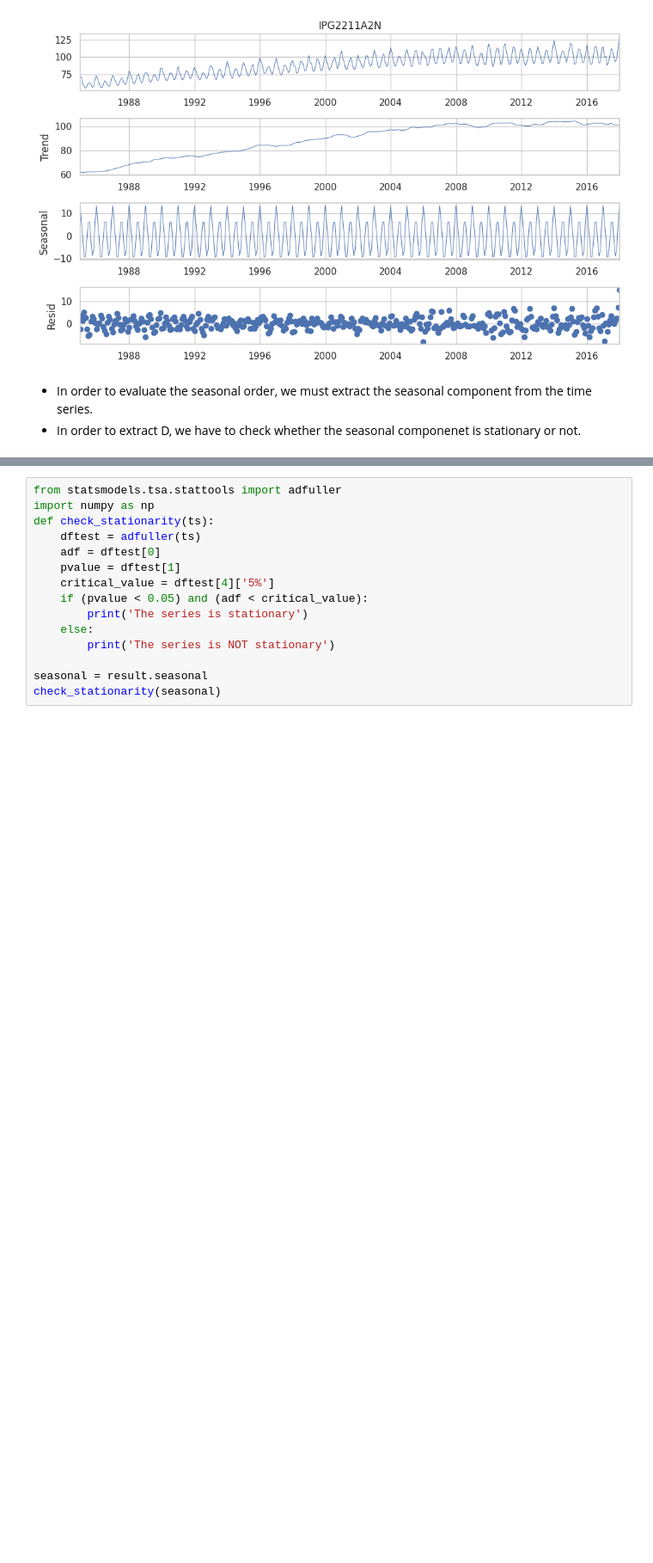
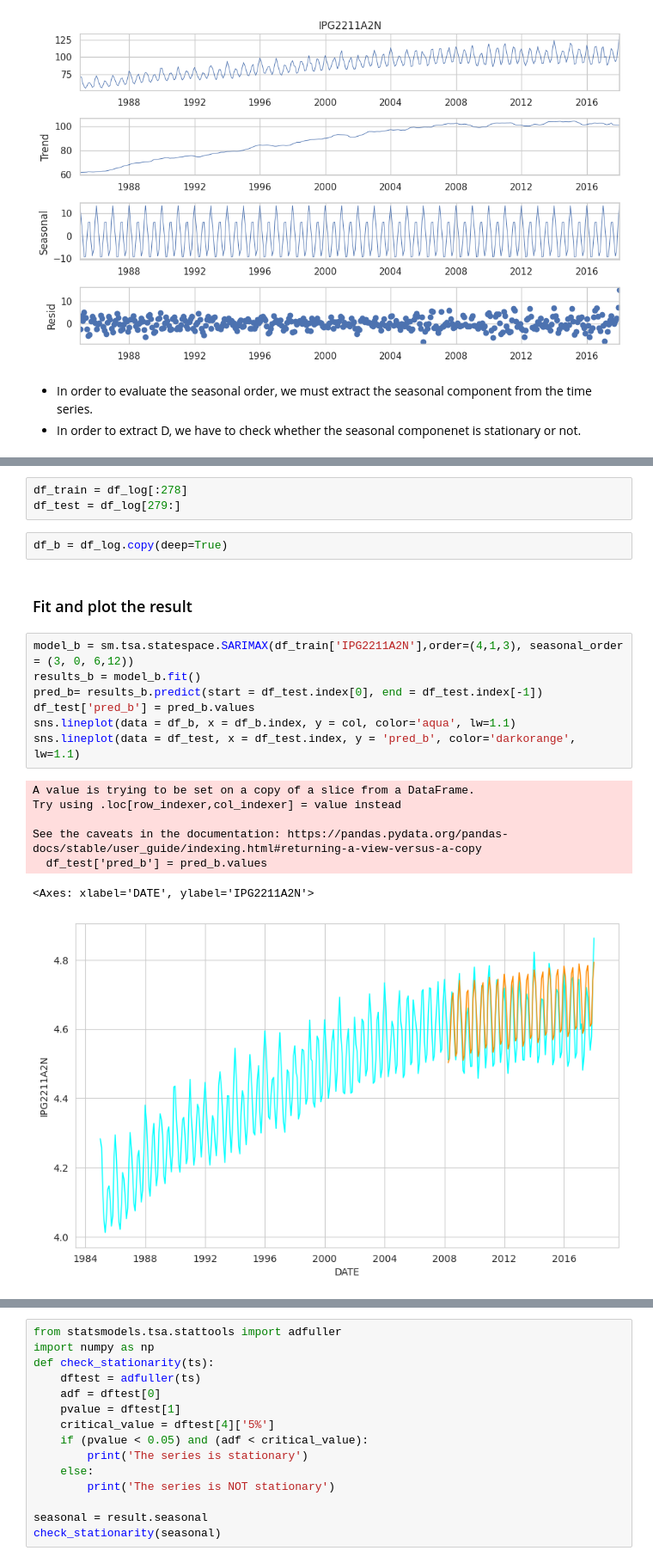
Before and after one commit to pooja614/ML_DL_projects, a Jupyter notebook: Time_series_of_Electric_Production.ipynb, the cells around one changed output, grey strips where cells are left out. Shown at 86% size. Cells and saved outputs as stored; diff of their text form; blank space fills up the shorter version.

```diff
--- a/Time_series_of_Electric_Production.ipynb
+++ b/Time_series_of_Electric_Production.ipynb
@@ -299,0 +393,22 @@ plt.show()
+# %%
+df_train = df_log[:278]
+df_test = df_log[279:]
+# %%
+df_b = df_log.copy(deep=True)
+# %% [markdown]
+### Fit and plot the result
+# %%
+model_b = sm.tsa.statespace.SARIMAX(df_train['IPG2211A2N'],order=(4,1,3), seasonal_order = (3, 0, 6,12))
+results_b = model_b.fit()
+pred_b= results_b.predict(start = df_test.index[0], end = df_test.index[-1])
+df_test['pred_b'] = pred_b.values
+sns.lineplot(data = df_b, x = df_b.index, y = col, color='aqua', lw=1.1)
+sns.lineplot(data = df_test, x = df_test.index, y = 'pred_b', color='darkorange', lw=1.1)
+# %% [output]
+A value is trying to be set on a copy of a slice from a DataFrame.
+Try using .loc[row_indexer,col_indexer] = value instead
+
+See the caveats in the documentation: https://pandas.pydata.org/pandas-docs/stable/user_guide/indexing.html#returning-a-view-versus-a-copy
+  df_test['pred_b'] = pred_b.values
+<Axes: xlabel='DATE', ylabel='IPG2211A2N'>
+[figure, added]
```
Also changed, not shown: parts of 51 cells of this notebook.
